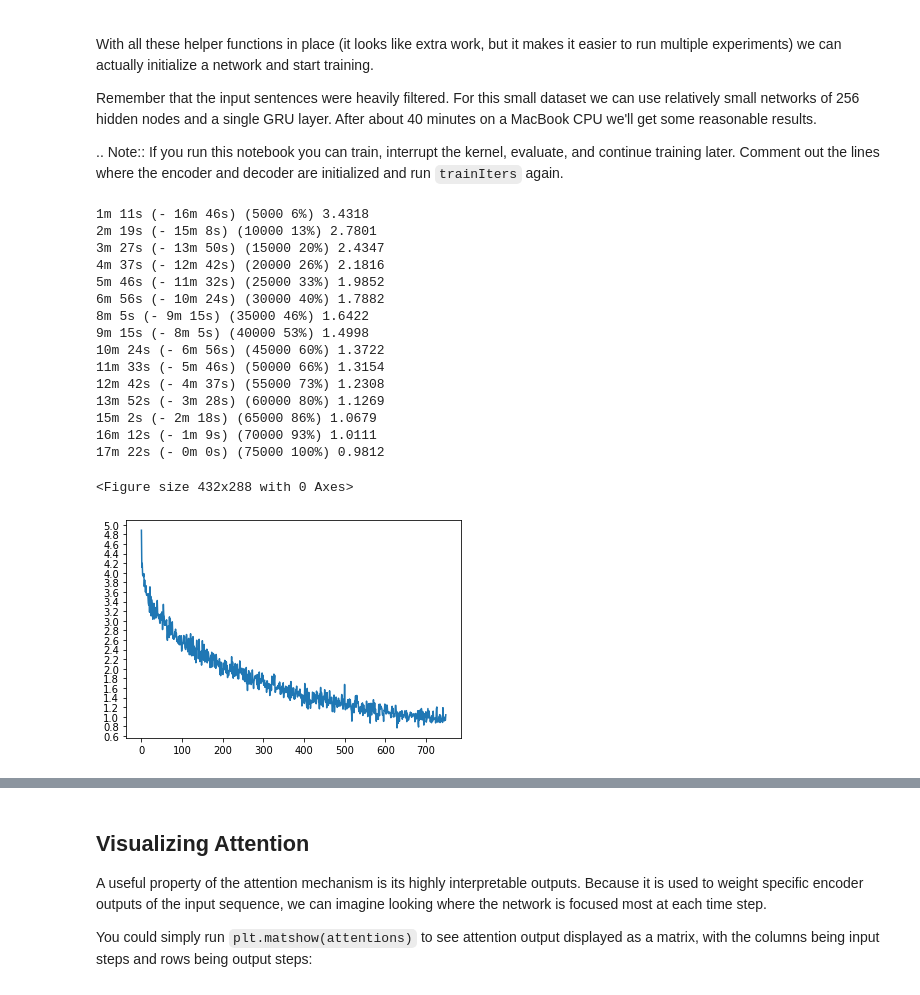
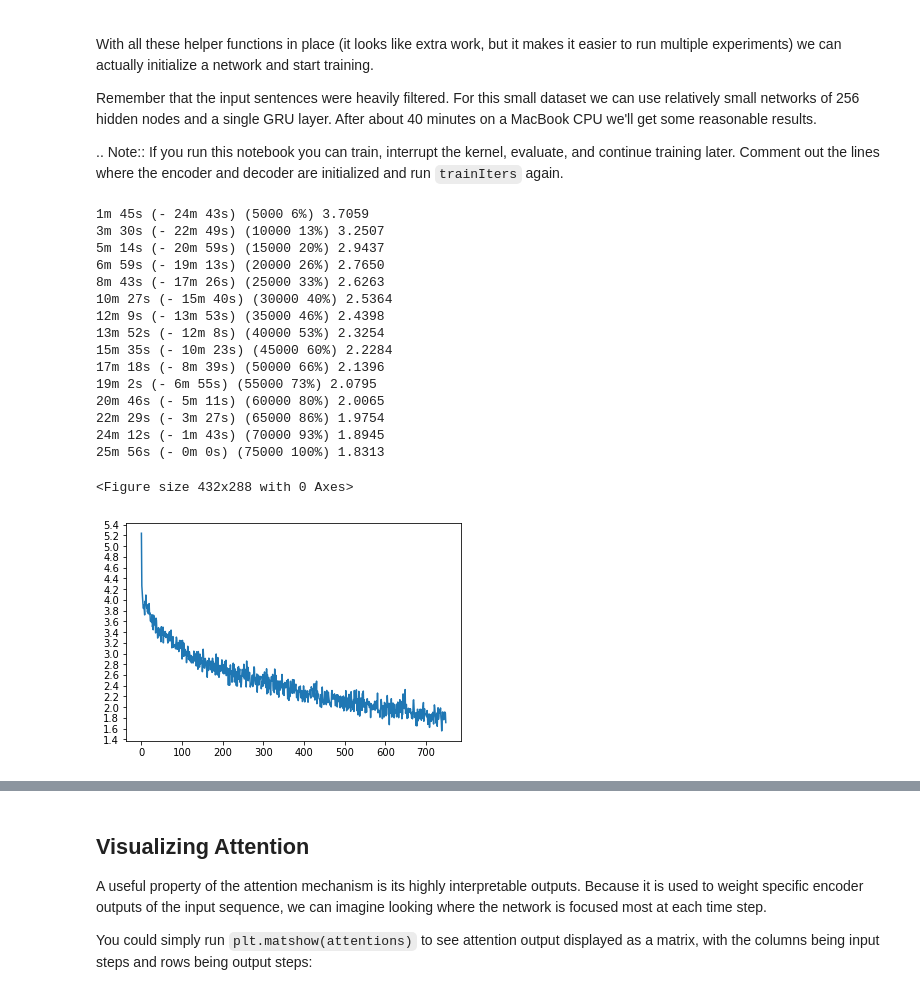
Before and after one commit to krishnarevi/TSAI_END2.0_Session10, a Jupyter notebook: Frech_to_English_NMT_without_pretrained_embedding.ipynb, the cells around one changed output, grey strips where cells are left out. Drawn from its saved outputs; the diff is of its cells as text; code cells hidden in the pictures.

```diff
--- a/Frech_to_English_NMT_without_pretrained_embedding.ipynb
+++ b/Frech_to_English_NMT_without_pretrained_embedding.ipynb
@@ -162,12 +280,12 @@ SOS_token = 0
 EOS_token = 1
 
 
-class Lang:
+class OutputLang:
     def __init__(self, name):
         self.name = name
         self.word2index = {}
         self.word2count = {}
-        self.index2word = {0: "SOS", 1: "EOS"}
+        self.index2word = {0: "sos", 1: "eos"}
         self.n_words = 2  # Count SOS and EOS
 
     def addSentence(self, sentence):
@@ -213,7 +331,7 @@ def readLangs(lang1, lang2, reverse=False):
     print("Reading lines...")
 
     # Read the file and split into lines
-    lines = open('data/%s-%s.txt' % (lang1, lang2), encoding='utf-8').\
+    lines = open('/content/drive/MyDrive/TSAI_data/eng-fra.txt', encoding='utf-8').\
         read().strip().split('\n')
 
     # Split every line into pairs and normalize
@@ -222,11 +340,11 @@ def readLangs(lang1, lang2, reverse=False):
     # Reverse pairs, make Lang instances
     if reverse:
         pairs = [list(reversed(p)) for p in pairs]
-        input_lang = Lang(lang2)
-        output_lang = Lang(lang1)
+        input_lang = InputLang(lang2)
+        output_lang = OutputLang(lang1)
     else:
-        input_lang = Lang(lang1)
-        output_lang = Lang(lang2)
+        input_lang = InputLang(lang1)
+        output_lang = OutputLang(lang2)
 
     return input_lang, output_lang, pairs
 # %% [markdown]
@@ -293,3 +415,15 @@ fra 4345
+# %%
+matrix_len = input_lang.n_words
+
+weights_matrix = np.zeros((matrix_len, 100))
+words_found = 0
+
+for i, word in enumerate(input_lang.word2index):
+    try:
+        weights_matrix[i] = glove[word]
+        words_found += 1
+    except KeyError:
+        weights_matrix[i] = np.random.normal(scale=0.6, size=(100, ))
 # %% [markdown]
 The Seq2Seq Model
 =================
@@ -334,11 +468,12 @@ next input word.
 ![image](https://pytorch.org/tutorials/_images/encoder-network.png)
 # %%
 class EncoderRNN(nn.Module):
-    def __init__(self, input_size, hidden_size):
+    def __init__(self, num_embeddings, embedding_dim):
         super(EncoderRNN, self).__init__()
-        self.hidden_size = hidden_size
+        self.hidden_size = embedding_dim
 
-        self.embedding = nn.Embedding(input_size, hidden_size)
+        self.embedding = nn.Embedding(num_embeddings, embedding_dim)
+        self.embedding.weight.data.copy_(torch.from_numpy(weights_matrix))
         self.gru = nn.GRU(hidden_size, hidden_size)
 
     def forward(self, input, hidden):
@@ -711,29 +846,29 @@ reasonable results.
    encoder and decoder are initialized and run ``trainIters`` again.
 # %%
 %matplotlib inline
-hidden_size = 256
+hidden_size = 100
 encoder1 = EncoderRNN(input_lang.n_words, hidden_size).to(device)
 attn_decoder1 = AttnDecoderRNN(hidden_size, output_lang.n_words, dropout_p=0.1).to(device)
 
 trainIters(encoder1, attn_decoder1, 75000, print_every=5000)
 # %% [output]
-1m 11s (- 16m 46s) (5000 6%) 3.4318
-2m 19s (- 15m 8s) (10000 13%) 2.7801
-3m 27s (- 13m 50s) (15000 20%) 2.4347
-4m 37s (- 12m 42s) (20000 26%) 2.1816
-5m 46s (- 11m 32s) (25000 33%) 1.9852
-6m 56s (- 10m 24s) (30000 40%) 1.7882
-8m 5s (- 9m 15s) (35000 46%) 1.6422
-9m 15s (- 8m 5s) (40000 53%) 1.4998
-10m 24s (- 6m 56s) (45000 60%) 1.3722
-11m 33s (- 5m 46s) (50000 66%) 1.3154
-12m 42s (- 4m 37s) (55000 73%) 1.2308
-13m 52s (- 3m 28s) (60000 80%) 1.1269
-15m 2s (- 2m 18s) (65000 86%) 1.0679
-16m 12s (- 1m 9s) (70000 93%) 1.0111
-17m 22s (- 0m 0s) (75000 100%) 0.9812
+1m 45s (- 24m 43s) (5000 6%) 3.7059
+3m 30s (- 22m 49s) (10000 13%) 3.2507
+5m 14s (- 20m 59s) (15000 20%) 2.9437
+6m 59s (- 19m 13s) (20000 26%) 2.7650
+8m 43s (- 17m 26s) (25000 33%) 2.6263
+10m 27s (- 15m 40s) (30000 40%) 2.5364
+12m 9s (- 13m 53s) (35000 46%) 2.4398
+13m 52s (- 12m 8s) (40000 53%) 2.3254
+15m 35s (- 10m 23s) (45000 60%) 2.2284
+17m 18s (- 8m 39s) (50000 66%) 2.1396
+19m 2s (- 6m 55s) (55000 73%) 2.0795
+20m 46s (- 5m 11s) (60000 80%) 2.0065
+22m 29s (- 3m 27s) (65000 86%) 1.9754
+24m 12s (- 1m 43s) (70000 93%) 1.8945
+25m 56s (- 0m 0s) (75000 100%) 1.8313
 <Figure size 432x288 with 0 Axes>
-[figure, old version]
+[figure, new version]
 # %%
 evaluateRandomly(encoder1, attn_decoder1)
 # %% [output]
```
Also changed, not shown: parts of 31 cells of this notebook, 23 other files.
